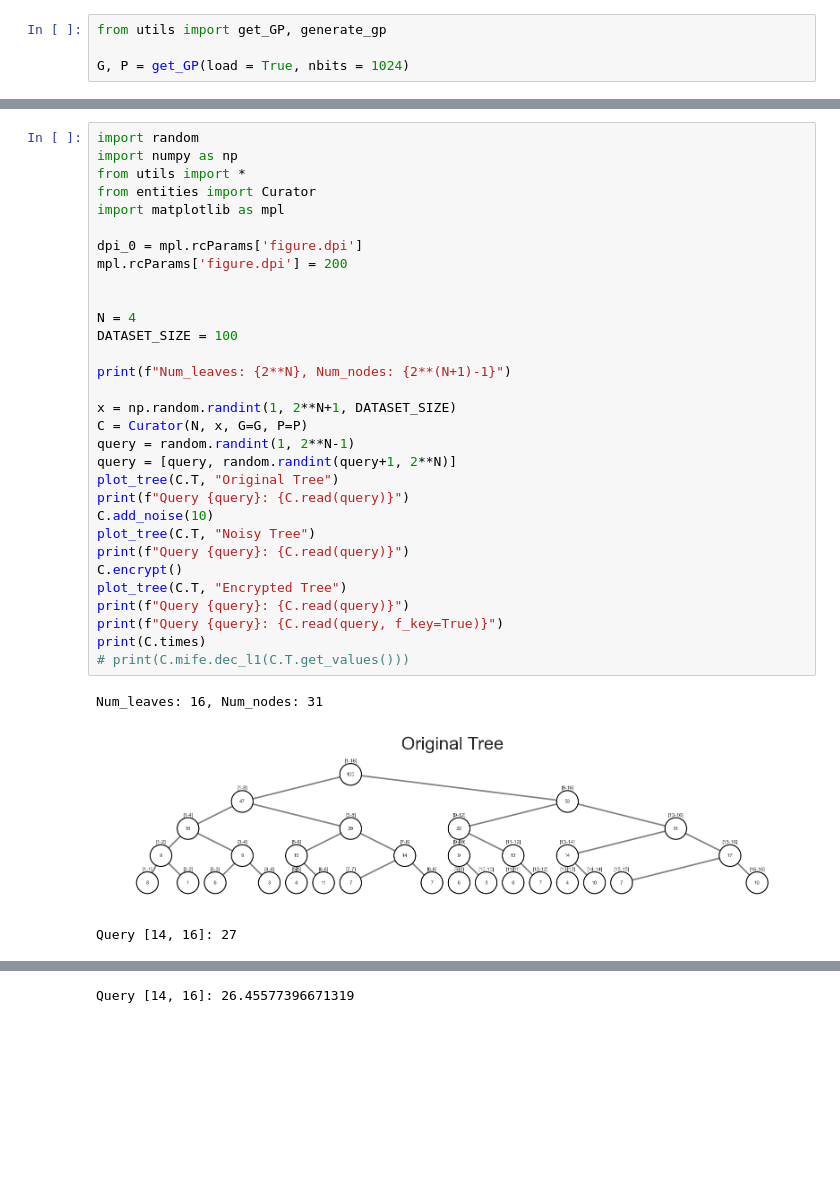
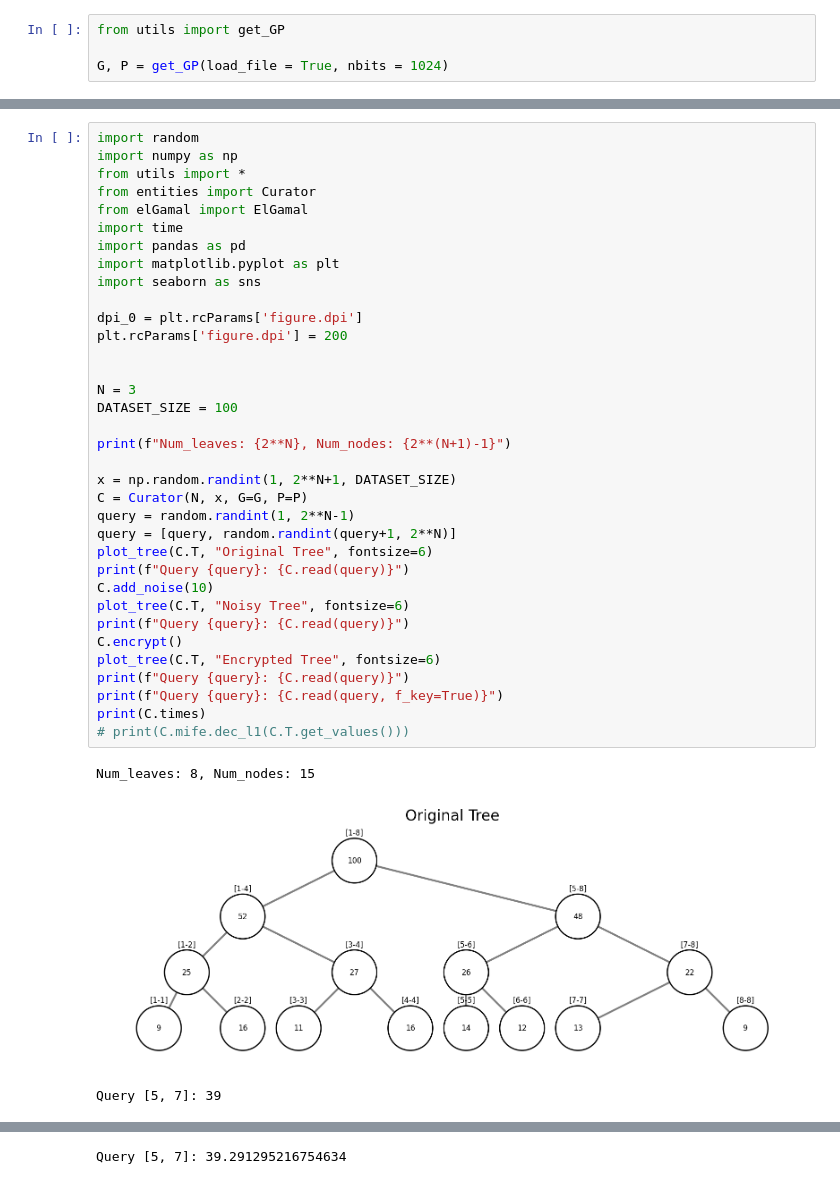
Before and after one commit to eaTaki/Coursework_SecProt, a Jupyter notebook: Coursework2/Report Coursework 2.ipynb, the cells around one changed output, grey strips where cells are left out. Drawn from its saved outputs; the diff is of its cells as text; blank space fills up the shorter version.

Commit message:
Update imports and filenames

```diff
--- a/Coursework2/Report Coursework 2.ipynb
+++ b/Coursework2/Report Coursework 2.ipynb
@@ -9,5 +13,5 @@ We first begin by generating some 1024 bit $G, P$ parameters that will be recycl
 # %%
-from utils import get_GP, generate_gp
+from utils import get_GP
 
-G, P = get_GP(load = True, nbits = 1024)
+G, P = get_GP(load_file = True, nbits = 1024)
 # %% [markdown]
@@ -19,35 +27,39 @@ After this we proceed to show an initial representation of the tree, and the fol
 # %%
 import random
 import numpy as np
 from utils import *
 from entities import Curator
-import matplotlib as mpl
+from elGamal import ElGamal
+import time
+import pandas as pd
+import matplotlib.pyplot as plt
+import seaborn as sns
 
-dpi_0 = mpl.rcParams['figure.dpi']
-mpl.rcParams['figure.dpi'] = 200
+dpi_0 = plt.rcParams['figure.dpi']
+plt.rcParams['figure.dpi'] = 200
 
 
-N = 4
+N = 3
 DATASET_SIZE = 100
 
 print(f"Num_leaves: {2**N}, Num_nodes: {2**(N+1)-1}")
 
 x = np.random.randint(1, 2**N+1, DATASET_SIZE)
 C = Curator(N, x, G=G, P=P)
 query = random.randint(1, 2**N-1)
 query = [query, random.randint(query+1, 2**N)]
-plot_tree(C.T, "Original Tree")
+plot_tree(C.T, "Original Tree", fontsize=6)
 print(f"Query {query}: {C.read(query)}")
 C.add_noise(10)
-plot_tree(C.T, "Noisy Tree")
+plot_tree(C.T, "Noisy Tree", fontsize=6)
 print(f"Query {query}: {C.read(query)}")
 C.encrypt()
-plot_tree(C.T, "Encrypted Tree")
+plot_tree(C.T, "Encrypted Tree", fontsize=6)
 print(f"Query {query}: {C.read(query)}")
 print(f"Query {query}: {C.read(query, f_key=True)}")
 print(C.times)
 # print(C.mife.dec_l1(C.T.get_values()))
 # %% [output]
-Num_leaves: 16, Num_nodes: 31
+Num_leaves: 8, Num_nodes: 15
-[figure, old version]
+[figure, new version]
-Query [14, 16]: 27
+Query [5, 7]: 39
@@ -55 +67 @@ Query [14, 16]: 27
-Query [14, 16]: 26.45577396671319
+Query [5, 7]: 39.291295216754634
```
Also changed, not shown: parts of 11 cells of this notebook, 8 other files.
